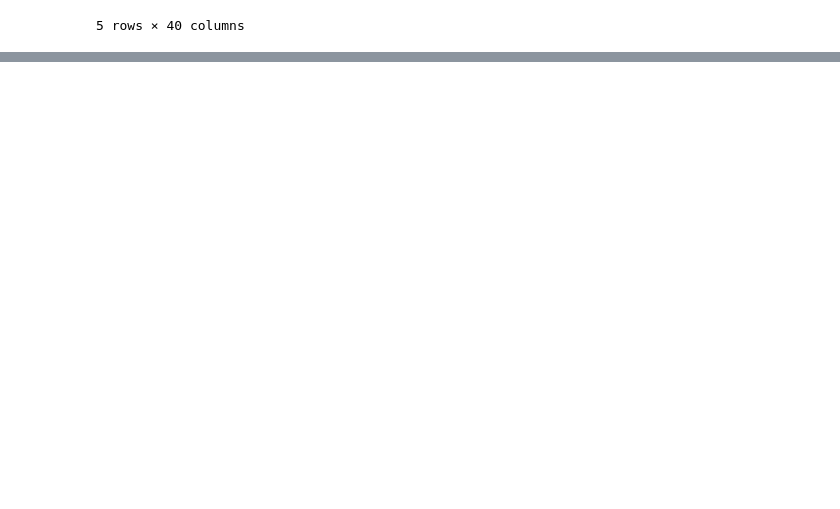
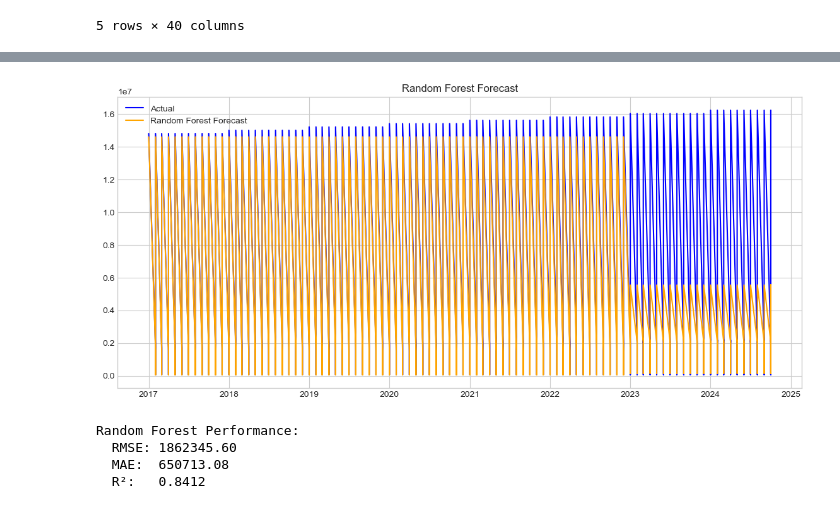
Before and after one commit to noob-noob1/IRCC_Project, a Jupyter notebook: machine learning/machine_learning.ipynb, the cells around one changed output, grey strips where cells are left out. Cells and saved outputs as stored; diff of their text form; code cells hidden in the pictures; blank space fills up the shorter version.

```diff
--- a/machine learning/machine_learning.ipynb
+++ b/machine learning/machine_learning.ipynb
@@ -326,0 +368,43 @@ Best model saved as best_model.pkl
+# %%
+# %% [code]
+# 6. RANDOM FOREST
+
+rf_params = {
+    'n_estimators': [50, 100],
+    'max_depth': [3, 5, 7]
+}
+
+rf_grid = GridSearchCV(
+    RandomForestRegressor(random_state=42),
+    rf_params,
+    cv=3,  # fewer folds to save time; can increase to 5
+    scoring='neg_mean_squared_error'
+)
+rf_grid.fit(X_train, y_train)
+
+best_rf = rf_grid.best_estimator_
+rf_forecast = best_rf.predict(X_test)
+rf_forecast_series = pd.Series(rf_forecast, index=y_test.index)
+
+plt.figure(figsize=(14,6))
+plt.plot(y_test.index, y_test, label='Actual', color='blue')
+plt.plot(rf_forecast_series.index, rf_forecast_series, label='Random Forest Forecast', color='orange')
+plt.title("Random Forest Forecast")
+plt.legend()
+plt.show()
+
+# Metrics
+rf_rmse = np.sqrt(mean_squared_error(y_test, rf_forecast_series))
+rf_mae = mean_absolute_error(y_test, rf_forecast_series)
+rf_r2 = r2_score(y_test, rf_forecast_series)
+
+print("Random Forest Performance:")
+print(f"  RMSE: {rf_rmse:.2f}")
+print(f"  MAE:  {rf_mae:.2f}")
+print(f"  R²:   {rf_r2:.4f}")
+# %% [output]
+[figure, added]
+Random Forest Performance:
+  RMSE: 1862345.60
+  MAE:  650713.08
+  R²:   0.8412
```
Also changed, not shown: parts of 40 cells of this notebook, 2 other files.
